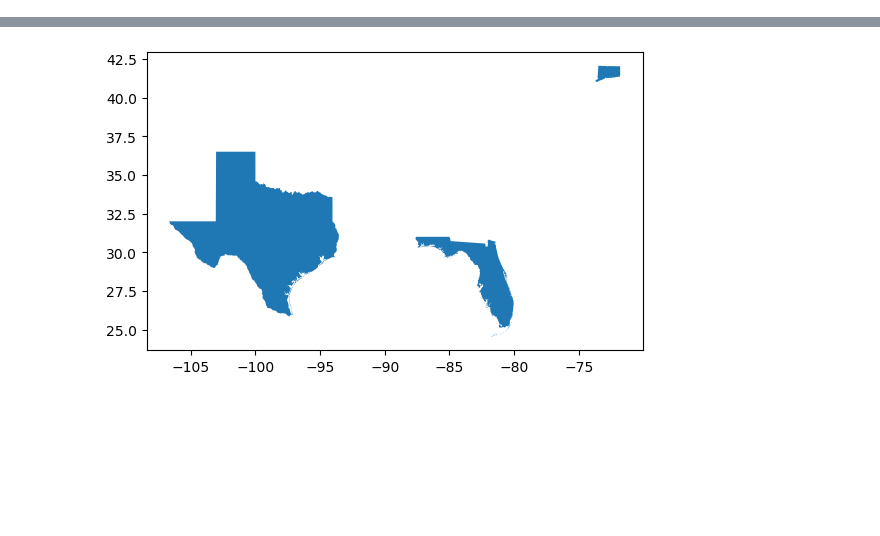
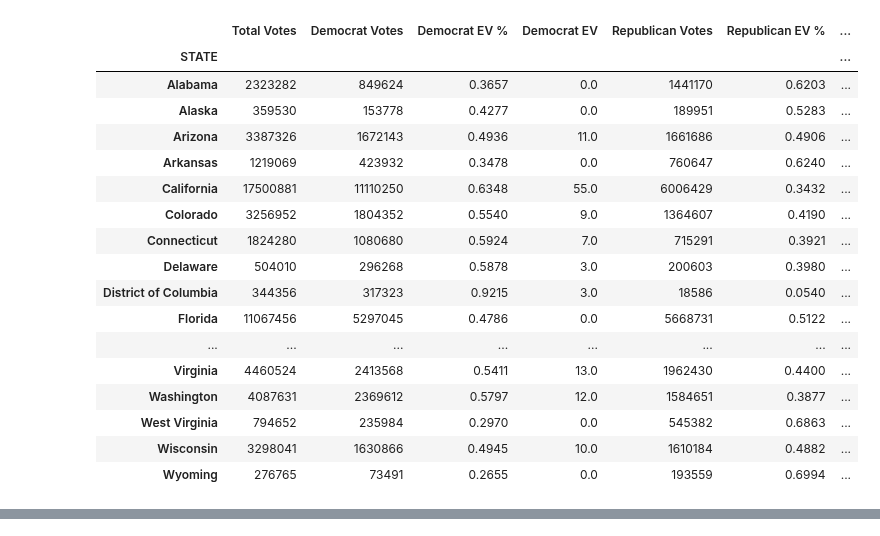
Before and after one commit to tinalina1003/Project1-Group4, a Jupyter notebook: Christina/geotest.ipynb, the cells around one changed output, grey strips where cells are left out. Drawn from its saved outputs; the diff is of its cells as text; code cells hidden in the pictures; blank space fills up the shorter version.

```diff
--- a/Christina/geotest.ipynb
+++ b/Christina/geotest.ipynb
@@ -64,3 +64,36 @@ election_data
+# %%
+# set Maine and Nebraska Totals as 0 as they are congressional districts... votes will be double counted
+
+cong_dist = election_data[(election_data['STATE'] == 'CD-1') | (election_data['STATE'] == 'CD-2') \
+                            | (election_data['STATE'] == 'CD-3')]
+
+"""
+for index, row in cong_dist.iterrows():
+    cong_dist.loc[index,['Total Votes', 'Democrat Votes']] = 0
+"""
+
+clean_data = election_data[election_data['STATE'].isin(cong_dist['STATE']) == False].reset_index(drop=True).set_index('STATE')
+
+clean_data
+# %% [output]
+|  | Total Votes | Democrat Votes | Democrat EV % | Democrat EV | Republican Votes | Republican EV % | ... |
+| STATE |  |  |  |  |  |  | ... |
+| Alabama | 2323282 | 849624 | 0.3657 | 0.0 | 1441170 | 0.6203 | ... |
+| Alaska | 359530 | 153778 | 0.4277 | 0.0 | 189951 | 0.5283 | ... |
+| Arizona | 3387326 | 1672143 | 0.4936 | 11.0 | 1661686 | 0.4906 | ... |
+| Arkansas | 1219069 | 423932 | 0.3478 | 0.0 | 760647 | 0.6240 | ... |
+| California | 17500881 | 11110250 | 0.6348 | 55.0 | 6006429 | 0.3432 | ... |
+| Colorado | 3256952 | 1804352 | 0.5540 | 9.0 | 1364607 | 0.4190 | ... |
+| Connecticut | 1824280 | 1080680 | 0.5924 | 7.0 | 715291 | 0.3921 | ... |
+| Delaware | 504010 | 296268 | 0.5878 | 3.0 | 200603 | 0.3980 | ... |
+| District of Columbia | 344356 | 317323 | 0.9215 | 3.0 | 18586 | 0.0540 | ... |
+| Florida | 11067456 | 5297045 | 0.4786 | 0.0 | 5668731 | 0.5122 | ... |
+| ... | ... | ... | ... | ... | ... | ... | ... |
+| Virginia | 4460524 | 2413568 | 0.5411 | 13.0 | 1962430 | 0.4400 | ... |
+| Washington | 4087631 | 2369612 | 0.5797 | 12.0 | 1584651 | 0.3877 | ... |
+| West Virginia | 794652 | 235984 | 0.2970 | 0.0 | 545382 | 0.6863 | ... |
+| Wisconsin | 3298041 | 1630866 | 0.4945 | 10.0 | 1610184 | 0.4882 | ... |
+| Wyoming | 276765 | 73491 | 0.2655 | 0.0 | 193559 | 0.6994 | ... |
 # %%
 # Replace Shapefile (part of geopandas)
 shapefile_path = 'ne_10m_admin_1_states_provinces.shp'
@@ -100,14 +133,3 @@ us_df
 | 4359 | Admin-1 states provinces | 2 | USA-3554 | 3554 | US-WV | http://en.wikipedia.org/wiki/West... | US | 1 | West Virginia | WV|W.Va. | ... |
 | 4360 | Admin-1 states provinces | 2 | USA-3547 | 3547 | US-IN | http://en.wikipedia.org/wiki/Indiana | US | 1 | Indiana | IN|Ind. | ... |
 51 rows × 122 columns
-# %%
-data = {'state': election_data['']}
-
-df = pd.DataFrame(data)
-
-# Plot the map
-florida_row = us_df[us_df['name'].isin(df['state']) == True].plot()
-
-plt.show()
-# %% [output]
-[figure, removed]
```
Also changed, not shown: parts of 3 cells of this notebook.
